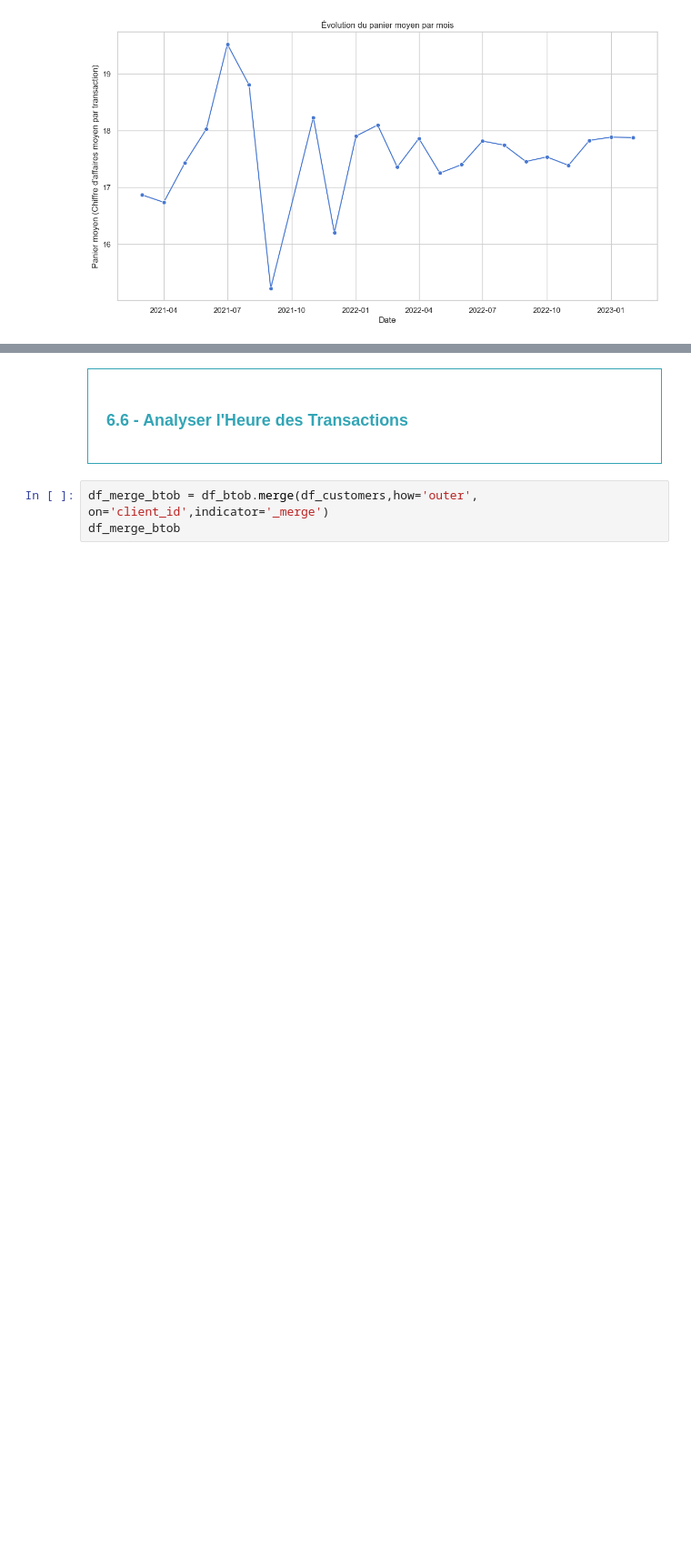
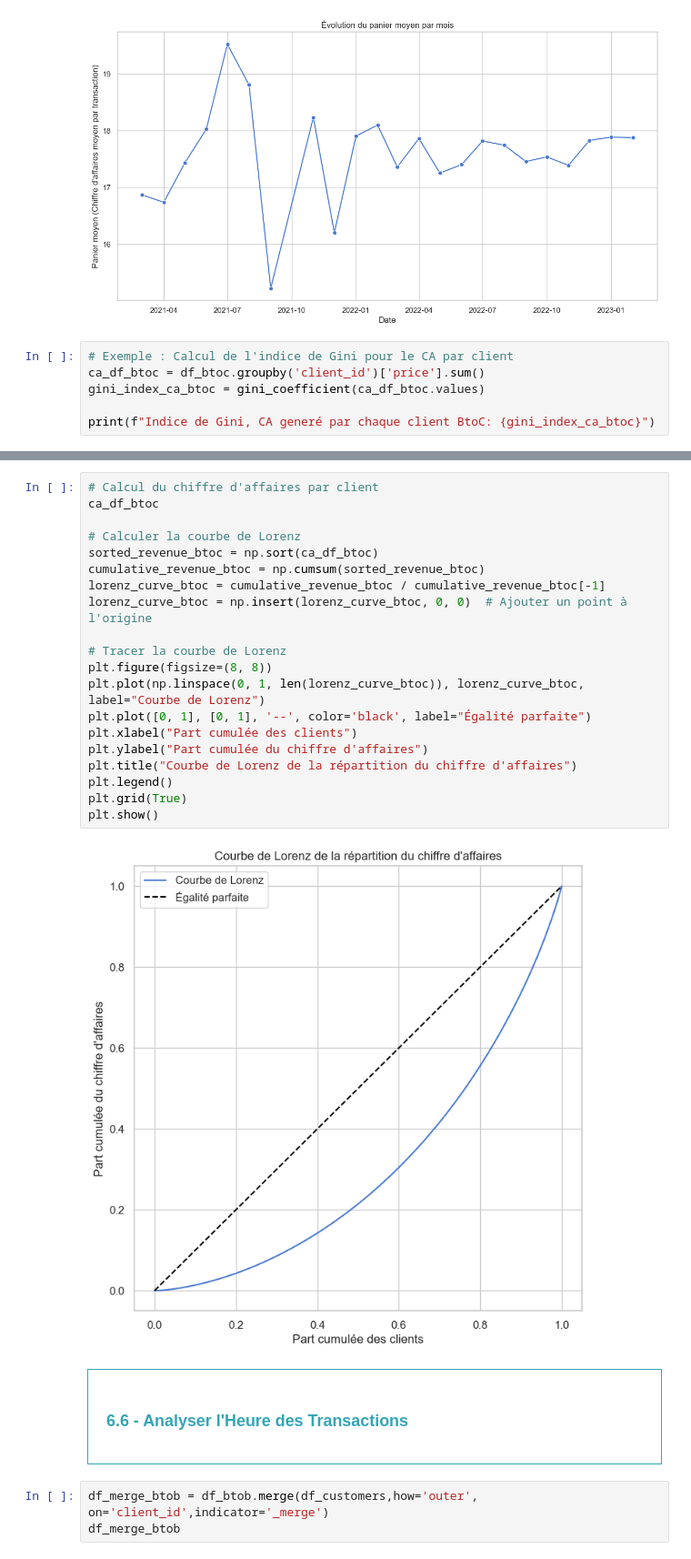
Before and after one commit to obenmaha/analyse-ventes-librairie, a Jupyter notebook: Analyse des Vente_V3.ipynb, the cells around one changed output, grey strips where cells are left out. Shown at 91% size. Saved outputs shown, nothing was run; the diff lists cells and outputs as text; blank space fills up the shorter version.

```diff
--- a/Analyse des Vente_V3.ipynb
+++ b/Analyse des Vente_V3.ipynb
@@ -1093,3 +1125,9 @@ plt.grid(True)
 plt.show()
 # %% [output]
 [figure]
+# %%
+# Exemple : Calcul de l'indice de Gini pour le CA par client
+ca_df_btoc = df_btoc.groupby('client_id')['price'].sum()
+gini_index_ca_btoc = gini_coefficient(ca_df_btoc.values)
+
+print(f"Indice de Gini, CA generé par chaque client BtoC: {gini_index_ca_btoc}")
@@ -1096,3 +1153,25 @@ plt.show()
+# %%
+# Calcul du chiffre d'affaires par client
+ca_df_btoc
+
+# Calculer la courbe de Lorenz
+sorted_revenue_btoc = np.sort(ca_df_btoc)
+cumulative_revenue_btoc = np.cumsum(sorted_revenue_btoc)
+lorenz_curve_btoc = cumulative_revenue_btoc / cumulative_revenue_btoc[-1]
+lorenz_curve_btoc = np.insert(lorenz_curve_btoc, 0, 0)  # Ajouter un point à l'origine
+
+# Tracer la courbe de Lorenz
+plt.figure(figsize=(8, 8))
+plt.plot(np.linspace(0, 1, len(lorenz_curve_btoc)), lorenz_curve_btoc, label="Courbe de Lorenz")
+plt.plot([0, 1], [0, 1], '--', color='black', label="Égalité parfaite")
+plt.xlabel("Part cumulée des clients")
+plt.ylabel("Part cumulée du chiffre d'affaires")
+plt.title("Courbe de Lorenz de la répartition du chiffre d'affaires")
+plt.legend()
+plt.grid(True)
+plt.show()
+# %% [output]
+[figure, added]
 # %% [markdown]
 <div style="border: 1px solid RGB(51,165,182);" >
 <h3 style="margin: auto; padding: 20px; color: RGB(51,165,182); ">6.6 - Analyser l'Heure des Transactions</h3>
```
Also changed, not shown: parts of 16 cells of this notebook.
